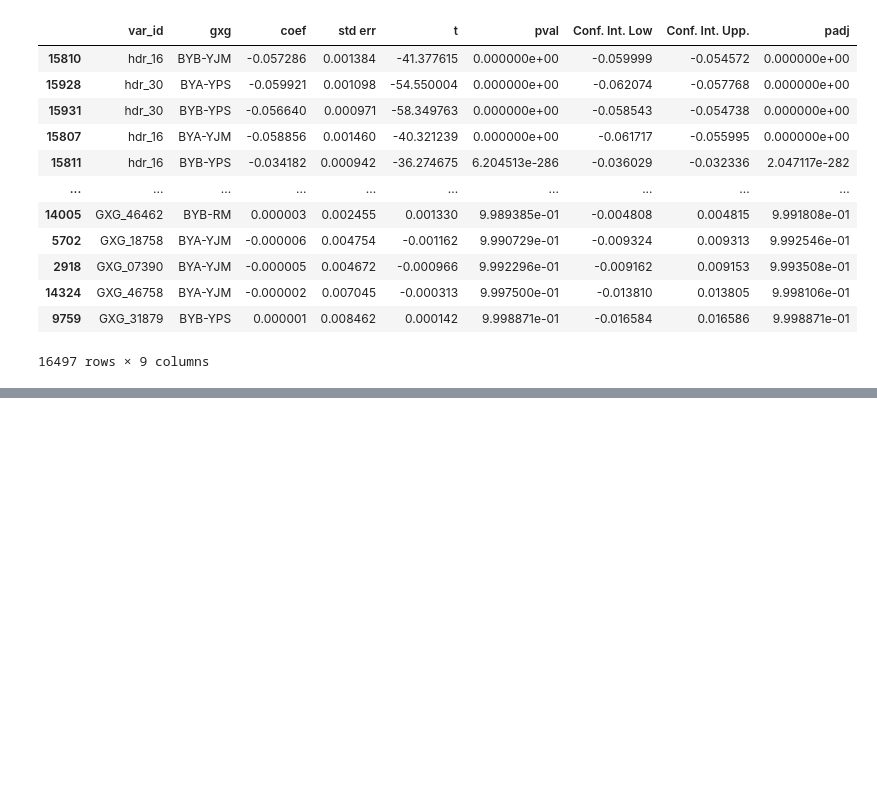
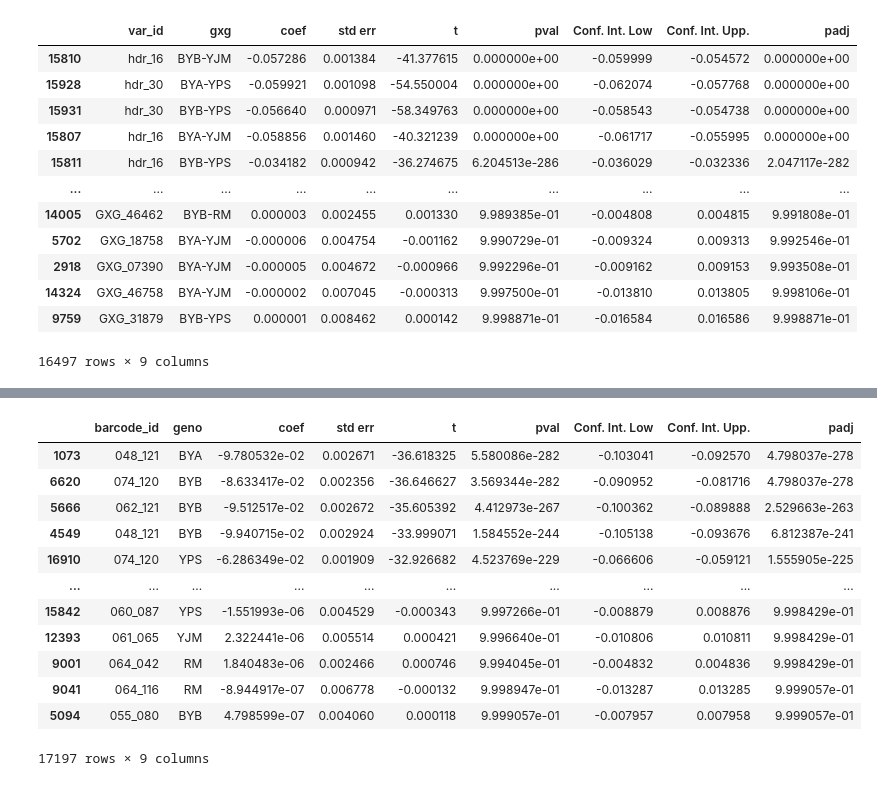
Before and after one commit to roy-ang/crispey3-epistasis, a Jupyter notebook: notebooks/analysis/crispey3-measure-fitness.ipynb, the cells around one changed output, grey strips where cells are left out. Saved outputs shown, nothing was run; the diff lists cells and outputs as text; code cells hidden in the pictures; blank space fills up the shorter version.

```diff
--- a/notebooks/analysis/crispey3-measure-fitness.ipynb
+++ b/notebooks/analysis/crispey3-measure-fitness.ipynb
@@ -516,0 +769,52 @@ gxg_df.to_csv(gxg_interactions_file, sep='\t', header=True)
+# %%
+oligo_fitness_file = output_dir+"gxg_5comp_aug2021_oligoFitness_WLSupdated_splitmodel.txt"
+# %%
+# prepare input data
+d = deseq_results_df.copy()
+d.loc[d['barcode_id'].isin(neutral_barcodes_df.index), 'barcode_id'] = '000_000' # sets neutral barcodes as reference
+
+# split model approach
+geno_oligo_models = {}
+for g, d_sub in d.groupby('geno'):
+    # fit WLS
+    formula = 'log2FoldChange ~ C(barcode_id)'
+    wls_res = wls(formula, data=d_sub, weights=d_sub['weight']).fit()
+    geno_oligo_models[g] = wls_res
+
+    # write WLS model summary table to file
+    file = open("./models/gxg_5comp_WLSupdated_summary_oligo_{}.txt".format(g), "w")
+    file.write(wls_res.summary().as_csv())
+    file.close()
+# %%
+# calculate oligo fitness from each model, assemble complete dataframe
+oligo_fitness_df = []
+for g, d_sub in d.groupby('geno'):
+    oligo_dict = dict(d_sub.query('barcode_id!="000_000"').groupby('barcode_id').apply(lambda x: list(x.geno.unique())) )
+    df = pd.concat([calc_var_fitness(oligo, geno_oligo_models[g], geno_list) for oligo, geno_list in oligo_dict.items()], join='inner', axis=0)
+    oligo_fitness_df.append(df)
+
+oligo_fitness_df = pd.concat(oligo_fitness_df)
+# adjust formatting
+oligo_fitness_df.index = pd.MultiIndex.from_tuples(oligo_fitness_df.index.str.split(',').tolist(), names=['barcode_id', 'geno'])
+oligo_fitness_df = oligo_fitness_df.reset_index()
+# calc padj
+oligo_fitness_df = oligo_fitness_df.rename(columns={'P>|t|': 'pval'})
+oligo_fitness_df['padj'] = multipletests(oligo_fitness_df['pval'], alpha=0.05, method='fdr_bh')[1]
+display(oligo_fitness_df.sort_values('padj'))
+
+# write to file
+oligo_fitness_df.to_csv(oligo_fitness_file, sep='\t', header=True)
+# %% [output]
+|  | barcode_id | geno | coef | std err | t | pval | Conf. Int. Low | Conf. Int. Upp. | padj |
+| 1073 | 048_121 | BYA | -9.780532e-02 | 0.002671 | -36.618325 | 5.580086e-282 | -0.103041 | -0.092570 | 4.798037e-278 |
+| 6620 | 074_120 | BYB | -8.633417e-02 | 0.002356 | -36.646627 | 3.569344e-282 | -0.090952 | -0.081716 | 4.798037e-278 |
+| 5666 | 062_121 | BYB | -9.512517e-02 | 0.002672 | -35.605392 | 4.412973e-267 | -0.100362 | -0.089888 | 2.529663e-263 |
+| 4549 | 048_121 | BYB | -9.940715e-02 | 0.002924 | -33.999071 | 1.584552e-244 | -0.105138 | -0.093676 | 6.812387e-241 |
+| 16910 | 074_120 | YPS | -6.286349e-02 | 0.001909 | -32.926682 | 4.523769e-229 | -0.066606 | -0.059121 | 1.555905e-225 |
+| ... | ... | ... | ... | ... | ... | ... | ... | ... | ... |
+| 15842 | 060_087 | YPS | -1.551993e-06 | 0.004529 | -0.000343 | 9.997266e-01 | -0.008879 | 0.008876 | 9.998429e-01 |
+| 12393 | 061_065 | YJM | 2.322441e-06 | 0.005514 | 0.000421 | 9.996640e-01 | -0.010806 | 0.010811 | 9.998429e-01 |
+| 9001 | 064_042 | RM | 1.840483e-06 | 0.002466 | 0.000746 | 9.994045e-01 | -0.004832 | 0.004836 | 9.998429e-01 |
+| 9041 | 064_116 | RM | -8.944917e-07 | 0.006778 | -0.000132 | 9.998947e-01 | -0.013287 | 0.013285 | 9.999057e-01 |
+| 5094 | 055_080 | BYB | 4.798599e-07 | 0.004060 | 0.000118 | 9.999057e-01 | -0.007957 | 0.007958 | 9.999057e-01 |
+17197 rows × 9 columns
```
Also changed, not shown: parts of 19 cells of this notebook.
